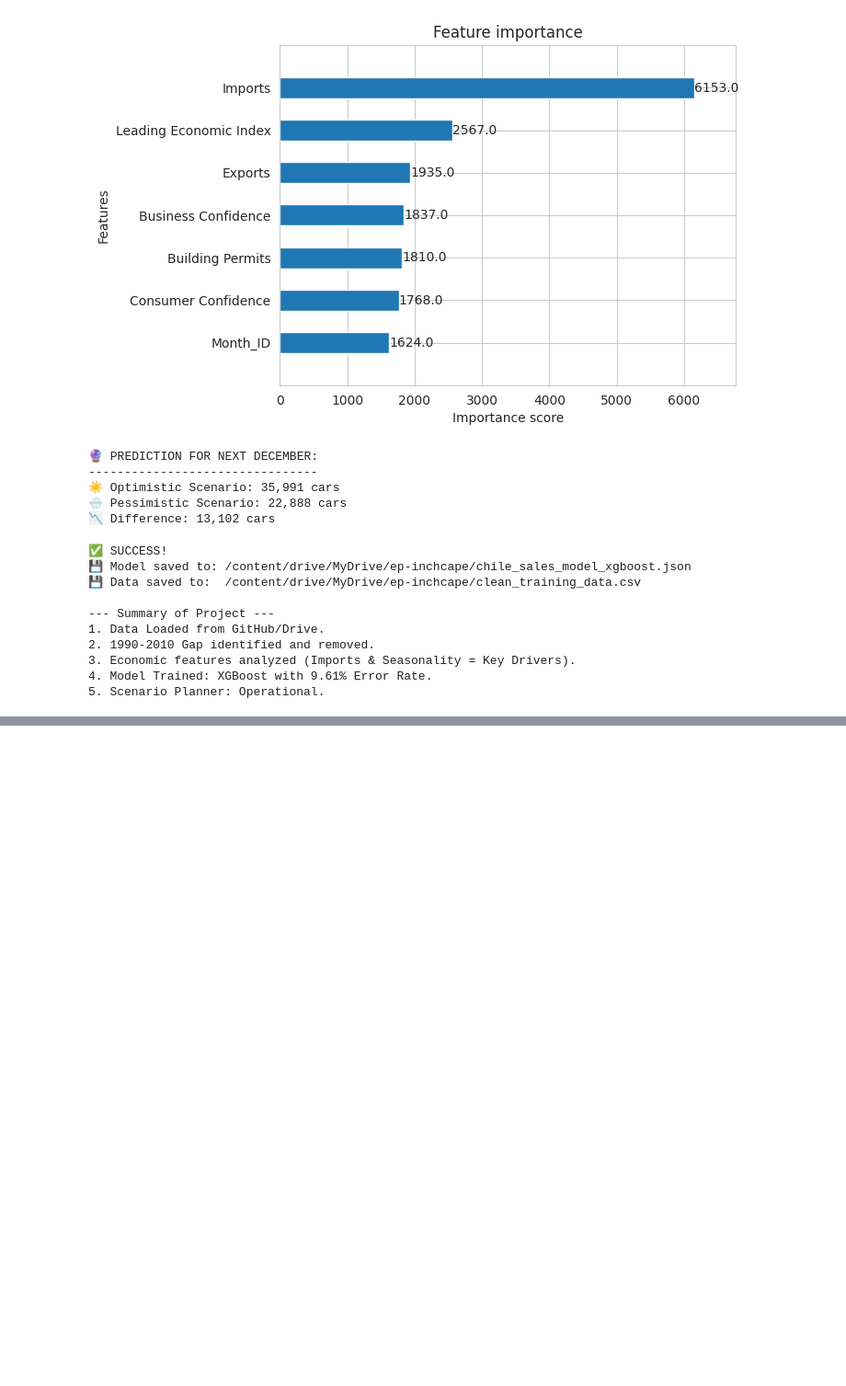
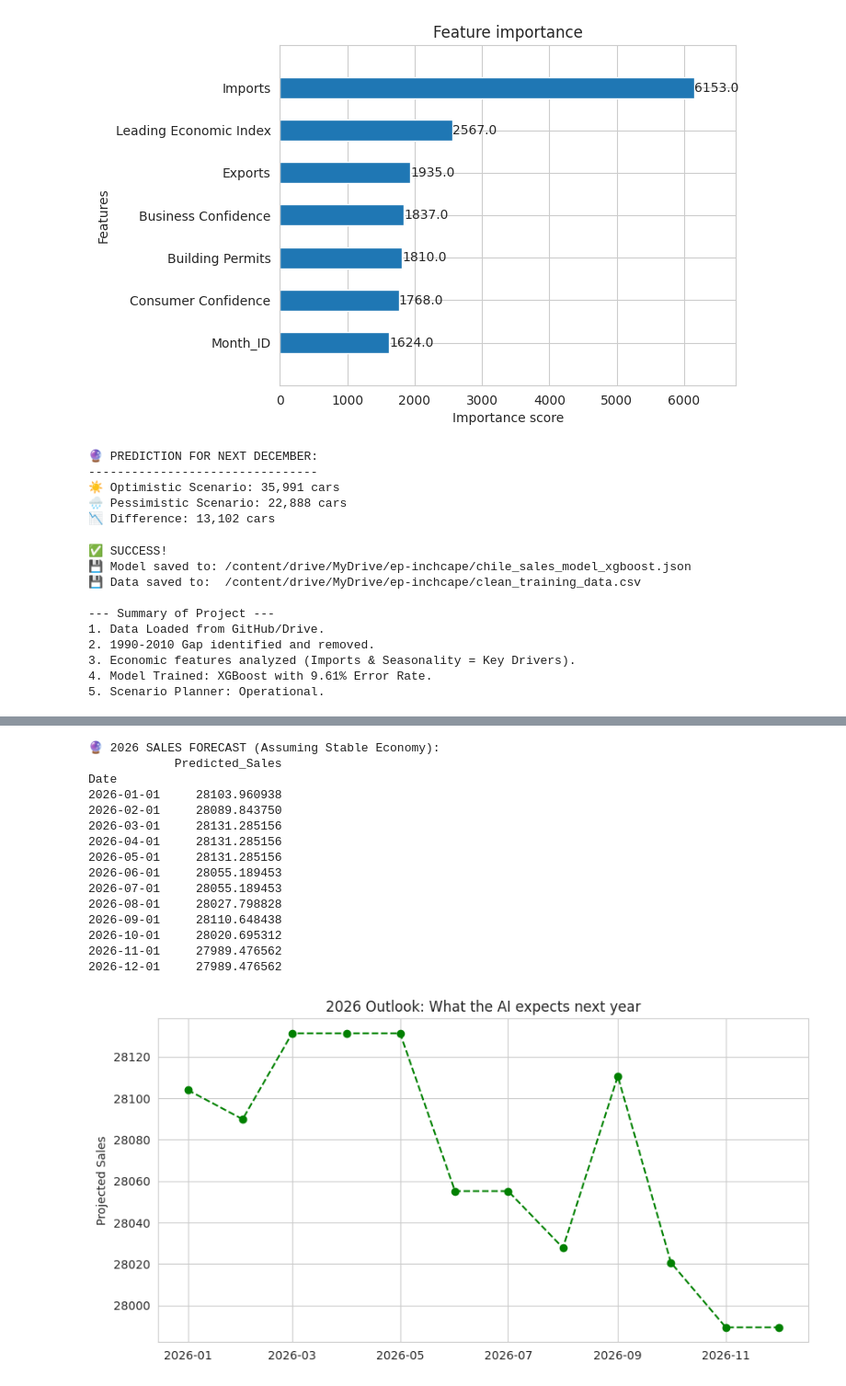
Before and after one commit to ebolofis/Data-Science-Machine-Learning, a Jupyter notebook: EDA_Feature_selection_Analysis.ipynb, the cells around one changed output, grey strips where cells are left out. Shown: that part at 92% size. Drawn from its saved outputs; the diff is of its cells as text; code cells hidden in the pictures; blank space fills up the shorter version.

```diff
--- a/EDA_Feature_selection_Analysis.ipynb
+++ b/EDA_Feature_selection_Analysis.ipynb
@@ -711,0 +766,54 @@ print("✅ Model and Data loaded successfully!")
+# %%
+# --- CELL 12: FORECASTING 2026 (THE UNKNOWN) ---
+import pandas as pd
+
+# 1. Create Future Dates (Jan 2026 - Dec 2026)
+future_dates = pd.date_range(start='2026-01-01', end='2026-12-01', freq='MS')
+
+# 2. Create "Dummy" Future Inputs
+# We take the last known economic data (Dec 2025) and assume it stays flat for 2026
+# (In a real scenario, you would manually edit these values based on economist reports)
+last_known_data = X_final.iloc[-1]
+future_df = pd.DataFrame([last_known_data] * 12, index=future_dates)
+
+# 3. Update the Calendar Features (Crucial!)
+# The model needs to know that Row 1 is Jan, Row 2 is Feb, etc.
+future_df['Month_ID'] = future_df.index.month
+future_df['Quarter'] = future_df.index.quarter
+
+# 4. Run the Prediction
+future_forecast = model_final.predict(future_df)
+
+# 5. Display the Results
+forecast_df = pd.DataFrame({
+    'Date': future_dates,
+    'Predicted_Sales': future_forecast
+}).set_index('Date')
+
+print("🔮 2026 SALES FORECAST (Assuming Stable Economy):")
+print(forecast_df)
+
+# Plot it
+plt.figure(figsize=(10, 5))
+plt.plot(forecast_df.index, forecast_df['Predicted_Sales'], color='green', marker='o', linestyle='--')
+plt.title("2026 Outlook: What the AI expects next year")
+plt.grid(True)
+plt.ylabel("Projected Sales")
+plt.show()
+# %% [output]
+🔮 2026 SALES FORECAST (Assuming Stable Economy):
+            Predicted_Sales
+Date
+2026-01-01     28103.960938
+2026-02-01     28089.843750
+2026-03-01     28131.285156
+2026-04-01     28131.285156
+2026-05-01     28131.285156
+2026-06-01     28055.189453
+2026-07-01     28055.189453
+2026-08-01     28027.798828
+2026-09-01     28110.648438
+2026-10-01     28020.695312
+2026-11-01     27989.476562
+2026-12-01     27989.476562
+[figure, added]
```
Also changed, not shown: parts of 4 cells of this notebook.
